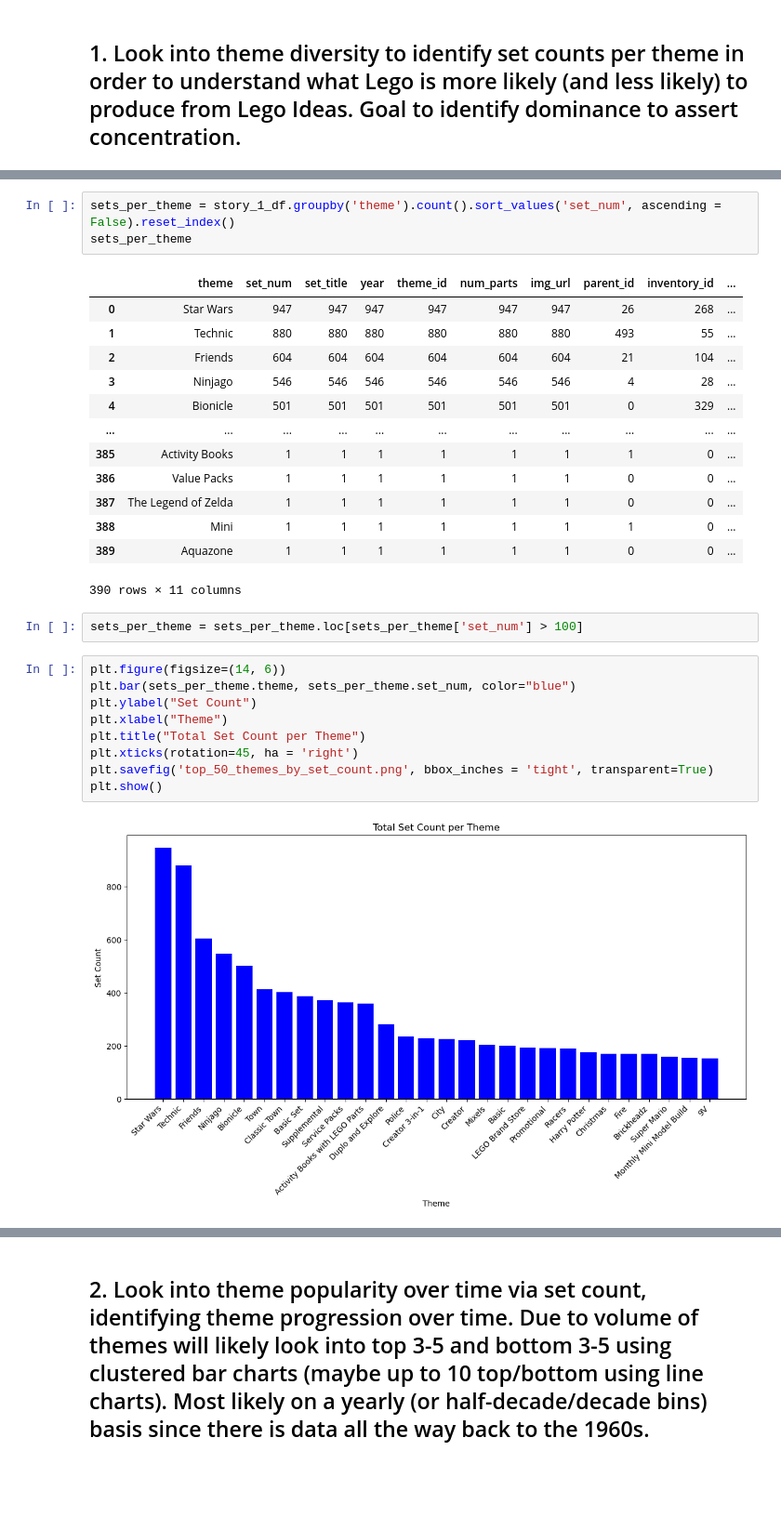
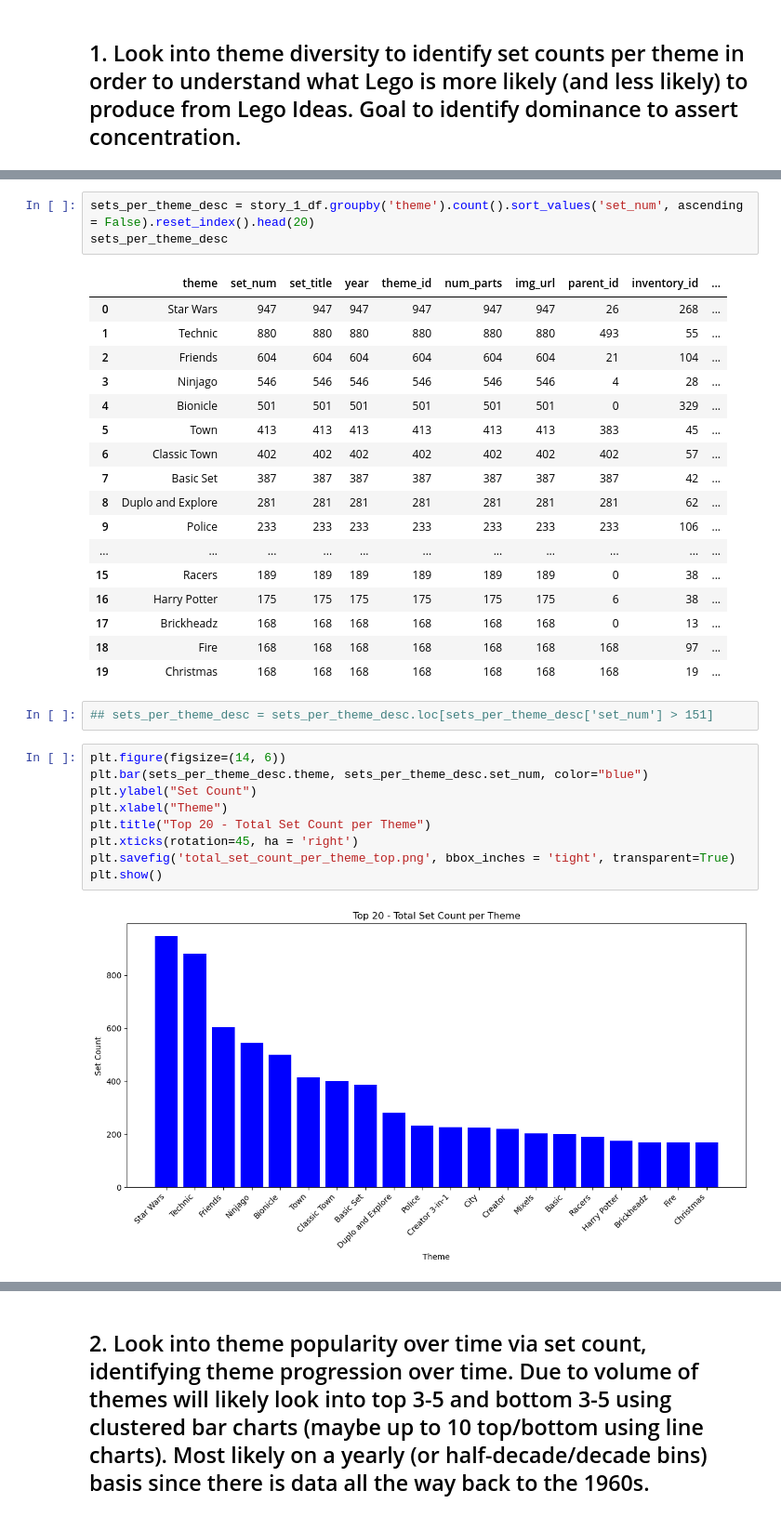
Before and after one commit to david423br/david-ruiz-capstone-ddr14, a Jupyter notebook: notebook/Lego_Capstone.ipynb, the cells around one changed output, grey strips where cells are left out. Shown at 93% size. Saved outputs shown, nothing was run; the diff lists cells and outputs as text; blank space fills up the shorter version.

```diff
--- a/notebook/Lego_Capstone.ipynb
+++ b/notebook/Lego_Capstone.ipynb
@@ -142,6 +120,6 @@ story_1_df.loc[story_1_df['theme'] == 'UCS']
 # %%
-sets_per_theme = story_1_df.groupby('theme').count().sort_values('set_num', ascending = False).reset_index()
-sets_per_theme
+sets_per_theme_desc = story_1_df.groupby('theme').count().sort_values('set_num', ascending = False).reset_index().head(20)
+sets_per_theme_desc
 # %% [output]
 |  | theme | set_num | set_title | year | theme_id | num_parts | img_url | parent_id | inventory_id | ... |
 | 0 | Star Wars | 947 | 947 | 947 | 947 | 947 | 947 | 26 | 268 | ... |
@@ -149,23 +127,27 @@ sets_per_theme
 | 2 | Friends | 604 | 604 | 604 | 604 | 604 | 604 | 21 | 104 | ... |
 | 3 | Ninjago | 546 | 546 | 546 | 546 | 546 | 546 | 4 | 28 | ... |
 | 4 | Bionicle | 501 | 501 | 501 | 501 | 501 | 501 | 0 | 329 | ... |
+| 5 | Town | 413 | 413 | 413 | 413 | 413 | 413 | 383 | 45 | ... |
+| 6 | Classic Town | 402 | 402 | 402 | 402 | 402 | 402 | 402 | 57 | ... |
+| 7 | Basic Set | 387 | 387 | 387 | 387 | 387 | 387 | 387 | 42 | ... |
+| 8 | Duplo and Explore | 281 | 281 | 281 | 281 | 281 | 281 | 281 | 62 | ... |
+| 9 | Police | 233 | 233 | 233 | 233 | 233 | 233 | 233 | 106 | ... |
 | ... | ... | ... | ... | ... | ... | ... | ... | ... | ... | ... |
-| 385 | Activity Books | 1 | 1 | 1 | 1 | 1 | 1 | 1 | 0 | ... |
-| 386 | Value Packs | 1 | 1 | 1 | 1 | 1 | 1 | 0 | 0 | ... |
-| 387 | The Legend of Zelda | 1 | 1 | 1 | 1 | 1 | 1 | 0 | 0 | ... |
-| 388 | Mini | 1 | 1 | 1 | 1 | 1 | 1 | 1 | 0 | ... |
-| 389 | Aquazone | 1 | 1 | 1 | 1 | 1 | 1 | 0 | 0 | ... |
+| 15 | Racers | 189 | 189 | 189 | 189 | 189 | 189 | 0 | 38 | ... |
+| 16 | Harry Potter | 175 | 175 | 175 | 175 | 175 | 175 | 6 | 38 | ... |
+| 17 | Brickheadz | 168 | 168 | 168 | 168 | 168 | 168 | 0 | 13 | ... |
+| 18 | Fire | 168 | 168 | 168 | 168 | 168 | 168 | 168 | 97 | ... |
+| 19 | Christmas | 168 | 168 | 168 | 168 | 168 | 168 | 168 | 19 | ... |
-390 rows × 11 columns
-# %%
-sets_per_theme = sets_per_theme.loc[sets_per_theme['set_num'] > 100]
+# %%
+## sets_per_theme_desc = sets_per_theme_desc.loc[sets_per_theme_desc['set_num'] > 151]
 # %%
 plt.figure(figsize=(14, 6))
-plt.bar(sets_per_theme.theme, sets_per_theme.set_num, color="blue")
+plt.bar(sets_per_theme_desc.theme, sets_per_theme_desc.set_num, color="blue")
 plt.ylabel("Set Count")
 plt.xlabel("Theme")
-plt.title("Total Set Count per Theme")
+plt.title("Top 20 - Total Set Count per Theme")
 plt.xticks(rotation=45, ha = 'right')
-plt.savefig('top_50_themes_by_set_count.png', bbox_inches = 'tight', transparent=True)
+plt.savefig('total_set_count_per_theme_top.png', bbox_inches = 'tight', transparent=True)
 plt.show()
 # %% [output]
-[figure, old version]
+[figure, new version]
```
Also changed, not shown: parts of 7 cells of this notebook, 6 other files.
